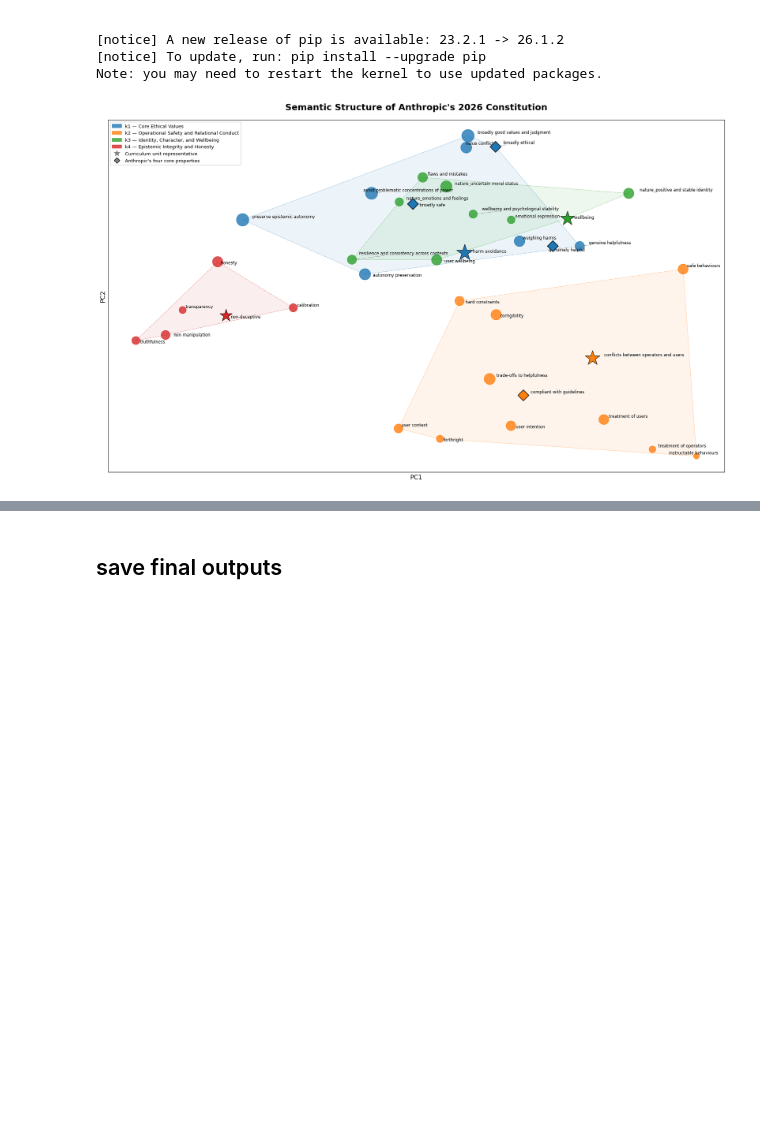
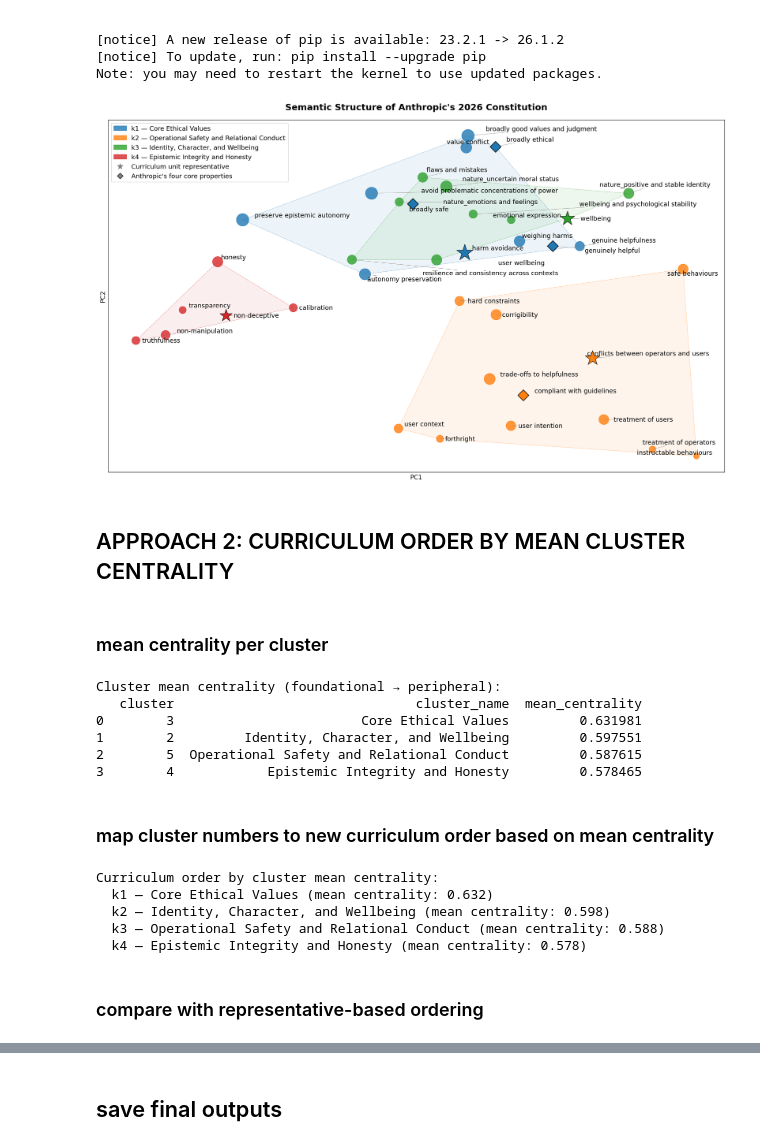
Before and after one commit to desBugger/constitutional-mt, a Jupyter notebook: constitutional_centrality_analysis.ipynb, the cells around one changed output, grey strips where cells are left out. Drawn from its saved outputs; the diff is of its cells as text; code cells hidden in the pictures; blank space fills up the shorter version.

Commit message:
Add mean centrality ordering and updated curriculum order + PCA visualisations

```diff
--- a/constitutional_centrality_analysis.ipynb
+++ b/constitutional_centrality_analysis.ipynb
@@ -284,7 +271,7 @@ Curriculum units (ordered foundational to peripheral):
 2        2                             wellbeing     0.650684
 3        4                          non-deceptive    0.615898
 # %%
-# rename and reorder
+# rename and reorder into curriculum order
 cluster_name_map = {
     1: 'Governance Structure and Foundational Purpose',
     2: "Identity, Character, and Wellbeing",
@@ -300,9 +287,9 @@ curriculum_order = {
     2: 3,
     4: 4
 }
-df['curriculum_order'] = df['cluster'].map(curriculum_order)
+df['curriculum_order_rep'] = df['cluster'].map(curriculum_order)
 
-cluster_representatives['curriculum_order'] = cluster_representatives['cluster'].map(curriculum_order)
+cluster_representatives['curriculum_order_rep'] = cluster_representatives['cluster'].map(curriculum_order)
 cluster_representatives['cluster_name'] = cluster_representatives['cluster'].map(cluster_name_map)
 
 c_min, c_max = df['centrality'].min(), df['centrality'].max()
@@ -368,7 +355,7 @@ fig, ax = plt.subplots(figsize=(18, 11))
 
 # Convex hulls
 for curriculum_num in cluster_labels.keys():
-    mask = df['curriculum_order'] == curriculum_num
+    mask = df['curriculum_order_rep'] == curriculum_num
     points = df.loc[mask, ['pca_x', 'pca_y']].values
     if len(points) >= 3:
         hull = ConvexHull(points)
@@ -382,7 +369,7 @@ for curriculum_num in cluster_labels.keys():
 # Regular points (not representatives, not top four)
 for curriculum_num, label in cluster_labels.items():
     mask = (
-        (df['curriculum_order'] == curriculum_num) &
+        (df['curriculum_order_rep'] == curriculum_num) &
         (~df['value_name'].isin(rep_names)) &
         (~df['value_name'].isin(top_four))
     )
@@ -398,7 +385,7 @@ for curriculum_num, label in cluster_labels.items():
 # Star markers for cluster representatives
 for curriculum_num in cluster_labels.keys():
     mask = (
-        (df['curriculum_order'] == curriculum_num) &
+        (df['curriculum_order_rep'] == curriculum_num) &
         (df['value_name'].isin(rep_names)) &
         (~df['value_name'].isin(top_four))
     )
@@ -414,7 +401,7 @@ for curriculum_num in cluster_labels.keys():
     )
 
 # Diamond markers for Anthropic's four core properties
-top_four_mask = df['value_name'].isin(top_four) & df['curriculum_order'].notna()
+top_four_mask = df['value_name'].isin(top_four) & df['curriculum_order_rep'].notna()
 ax.scatter(
     df.loc[top_four_mask, 'pca_x'],
     df.loc[top_four_mask, 'pca_y'],
@@ -422,47 +409,93 @@ ax.scatter(
     s=250,
     edgecolors='black',
     linewidth=1.2,
-    color=[color_map[int(o)] for o in df.loc[top_four_mask, 'curriculum_order']],
+    color=[color_map[int(o)] for o in df.loc[top_four_mask, 'curriculum_order_rep']],
     zorder=6,
     label="Anthropic's four core properties"
 )
 
 # Labels
 texts = []
-for _, row in df[df['curriculum_order'].notna()].iterrows():
+for _, row in df[df['curriculum_order_rep'].notna()].iterrows():
     texts.append(ax.text(
         row['pca_x'], row['pca_y'],
         row['display_name'],
-        fontsize=8.5
+        fontsize=13
     ))
 
 adjust_text(texts, ax=ax, arrowprops=dict(arrowstyle='-', color='grey', lw=0.5))
 
 # Manually add star and diamond to legend
 from matplotlib.lines import Line2D
 legend_elements = [
     mpatches.Patch(color=color_map[k], alpha=0.8, label=f'k{k} — {v}')
     for k, v in cluster_labels.items()
 ]
 legend_elements.append(Line2D([0], [0], marker='*', color='grey',
                                markersize=12, linestyle='None',
                                label='Curriculum unit representative'))
 legend_elements.append(Line2D([0], [0], marker='D', color='grey',
                                markersize=8, linestyle='None',
                                markeredgecolor='black',
                                label="Anthropic's four core properties"))
 
-ax.legend(handles=legend_elements, loc='upper left', fontsize=9.5, framealpha=0.9)
+ax.legend(handles=legend_elements, loc='upper left', fontsize=13, framealpha=0.9)
 
 ax.set_xlabel('PC1', fontsize=13)
 ax.set_ylabel('PC2', fontsize=13)
 ax.set_xticks([])
 ax.set_yticks([])
 ax.set_title("Semantic Structure of Anthropic's 2026 Constitution",
              fontsize=18, fontweight='bold', pad=20)
 
 plt.tight_layout()
 plt.savefig('constitutional_pca_clusters.png', dpi=300, bbox_inches='tight')
 plt.show()
 # %% [output]
-[figure, old version]
+[figure, new version]
+# %% [markdown]
+## APPROACH 2: CURRICULUM ORDER BY MEAN CLUSTER CENTRALITY
+# %% [markdown]
+### mean centrality per cluster
+# %%
+cluster_mean_centrality = (
+    df[df['cluster'] != 1]
+    .groupby(['cluster', 'cluster_name'])['centrality']
+    .mean()
+    .reset_index()
+    .rename(columns={'centrality': 'mean_centrality'})
+    .sort_values('mean_centrality', ascending=False)
+    .reset_index(drop=True)
+)
+
+print("Cluster mean centrality (foundational → peripheral):")
+print(cluster_mean_centrality[['cluster', 'cluster_name', 'mean_centrality']].to_string())
+# %% [output]
+Cluster mean centrality (foundational → peripheral):
+   cluster                               cluster_name  mean_centrality
+0        3                        Core Ethical Values         0.631981
+1        2         Identity, Character, and Wellbeing         0.597551
+2        5  Operational Safety and Relational Conduct         0.587615
+3        4            Epistemic Integrity and Honesty         0.578465
+# %% [markdown]
+### map cluster numbers to new curriculum order based on mean centrality
+# %%
+curriculum_order_mean_map = {
+    row['cluster']: i + 1
+    for i, row in cluster_mean_centrality.iterrows()
+}
+
+df['curriculum_order_mean'] = df['cluster'].map(curriculum_order_mean_map)
+
+print("\nCurriculum order by cluster mean centrality:")
+for _, row in cluster_mean_centrality.iterrows():
+    order = curriculum_order_mean_map[row['cluster']]
+    print(f"  k{order} — {row['cluster_name']} (mean centrality: {row['mean_centrality']:.3f})")
+# %% [output]
+Curriculum order by cluster mean centrality:
+  k1 — Core Ethical Values (mean centrality: 0.632)
+  k2 — Identity, Character, and Wellbeing (mean centrality: 0.598)
+  k3 — Operational Safety and Relational Conduct (mean centrality: 0.588)
+  k4 — Epistemic Integrity and Honesty (mean centrality: 0.578)
+# %% [markdown]
+### compare with representative-based ordering
```
Also changed, not shown: parts of 13 cells of this notebook, 4 other files.
